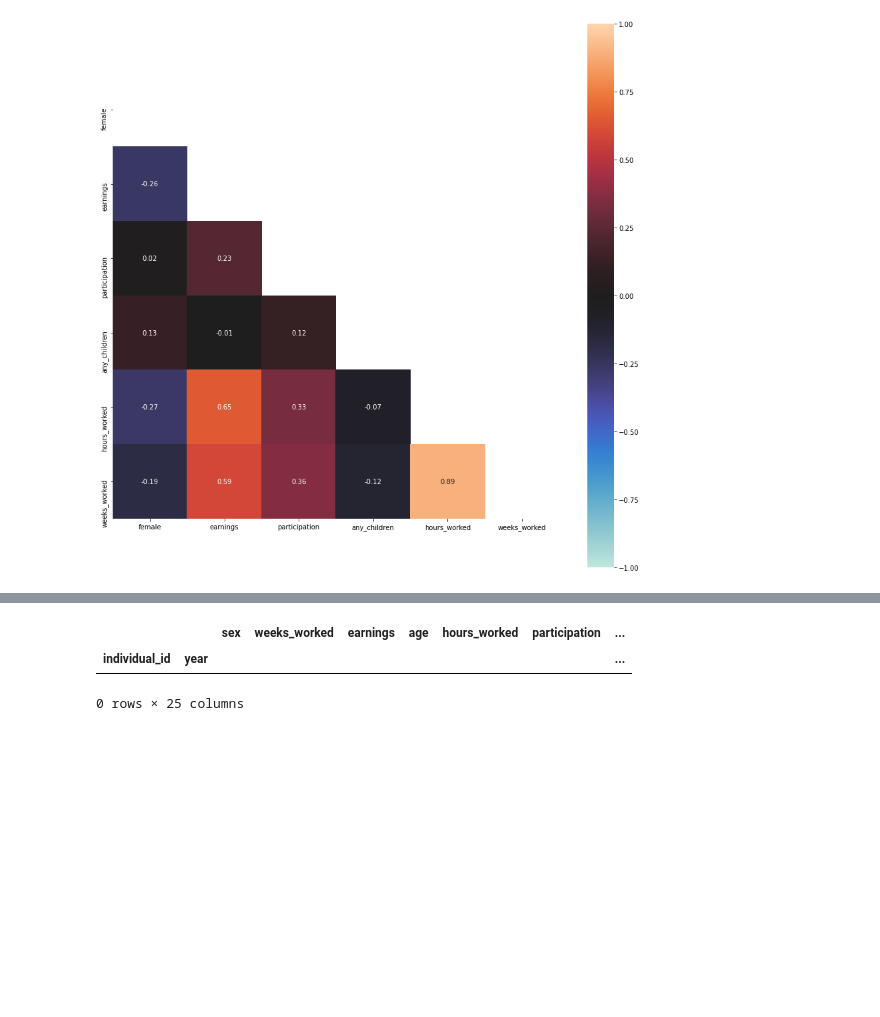
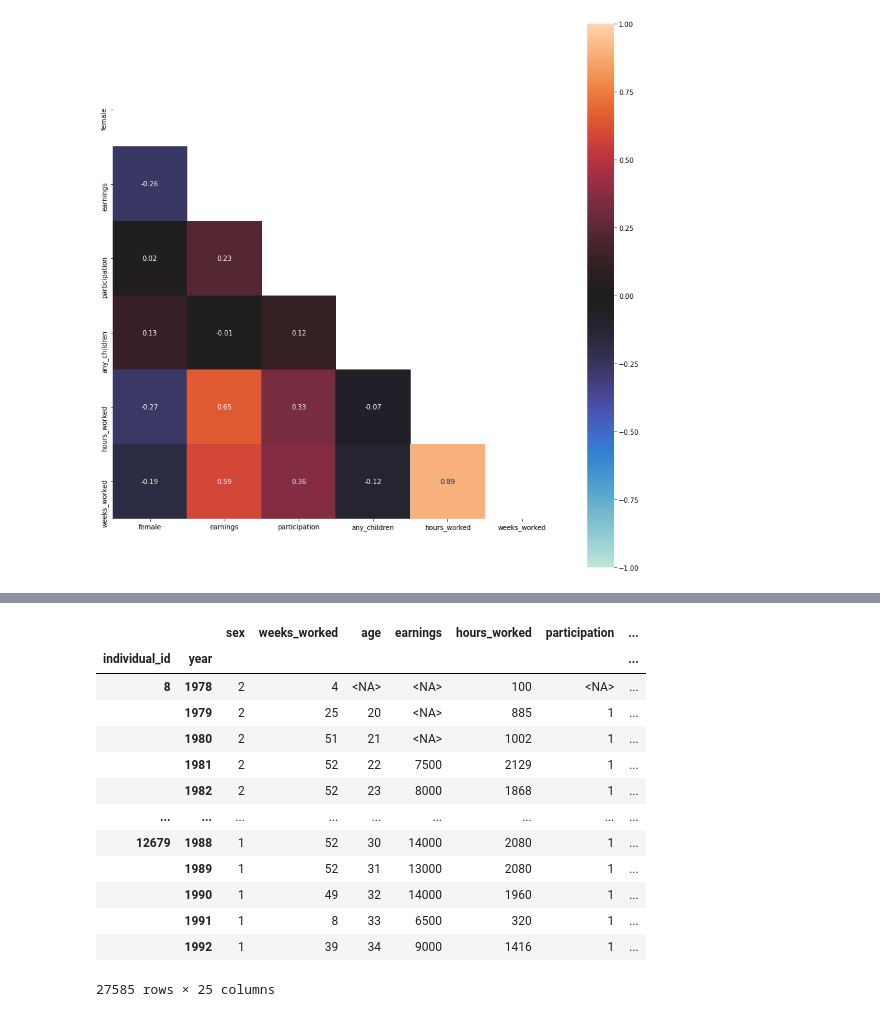
Before and after one commit to berikabinzet/Final_Project, a Jupyter notebook: src/data_management/data_cleaning_code.ipynb, the cells around one changed output, grey strips where cells are left out. Cells and saved outputs as stored; diff of their text form; code cells hidden in the pictures; blank space fills up the shorter version.

```diff
--- a/src/data_management/data_cleaning_code.ipynb
+++ b/src/data_management/data_cleaning_code.ipynb
@@ -451,11 +453,18 @@ df_hours_worked_balanced
 27585 rows × 25 columns
-# %%
-#creating a balanced dataframe for hours_worked variable
-df_4 = df.groupby(level = 0)[["wage_rate"]].apply(lambda x: x.isna().sum())
-df_4.loc[df_4["wage_rate"]== 0].index
-df_wage_rate_balanced = df.loc[df_4.loc[df_4["wage_rate"]== 0].index]
-df_wage_rate_balanced
-# %% [output]
-|  |  | sex | weeks_worked | earnings | age | hours_worked | participation | ... |
-| individual_id | year |  |  |  |  |  |  | ... |
-0 rows × 25 columns
+# %%
+display (df_hours_worked_balanced)
+# %% [output]
+|  |  | sex | weeks_worked | age | earnings | hours_worked | participation | ... |
+| individual_id | year |  |  |  |  |  |  | ... |
+| 8 | 1978 | 2 | 4 | <NA> | <NA> | 100 | <NA> | ... |
+|  | 1979 | 2 | 25 | 20 | <NA> | 885 | 1 | ... |
+|  | 1980 | 2 | 51 | 21 | <NA> | 1002 | 1 | ... |
+|  | 1981 | 2 | 52 | 22 | 7500 | 2129 | 1 | ... |
+|  | 1982 | 2 | 52 | 23 | 8000 | 1868 | 1 | ... |
+| ... | ... | ... | ... | ... | ... | ... | ... | ... |
+| 12679 | 1988 | 1 | 52 | 30 | 14000 | 2080 | 1 | ... |
+|  | 1989 | 1 | 52 | 31 | 13000 | 2080 | 1 | ... |
+|  | 1990 | 1 | 49 | 32 | 14000 | 1960 | 1 | ... |
+|  | 1991 | 1 | 8 | 33 | 6500 | 320 | 1 | ... |
+|  | 1992 | 1 | 39 | 34 | 9000 | 1416 | 1 | ... |
+27585 rows × 25 columns
```
Also changed, not shown: parts of 19 cells of this notebook.
